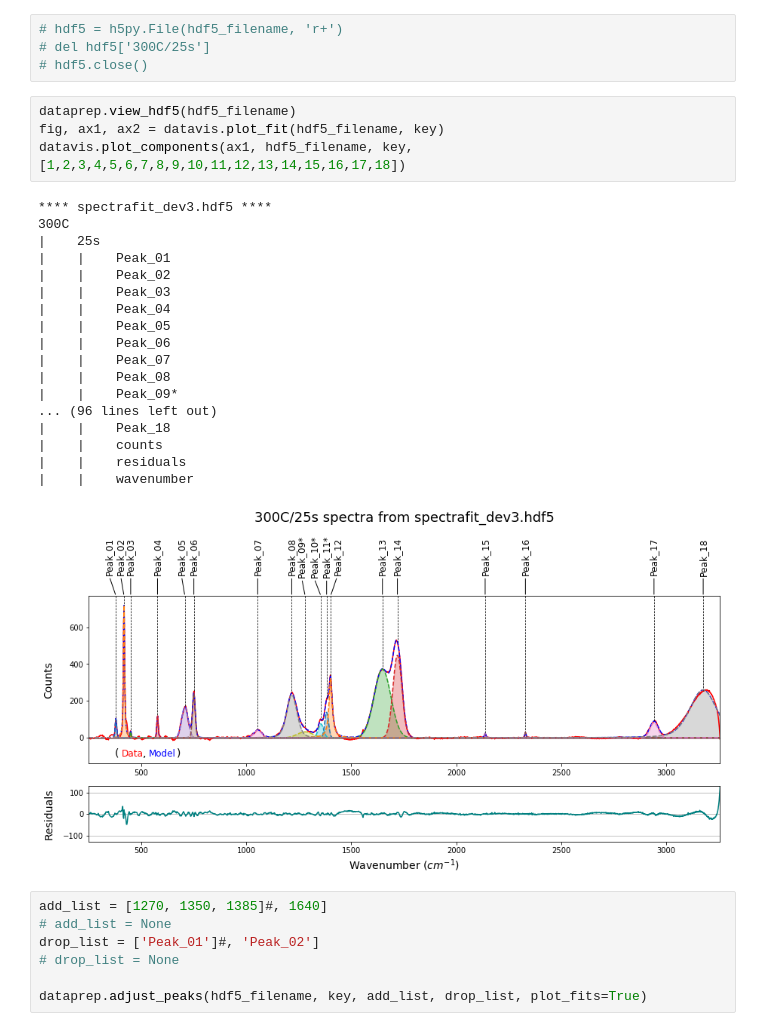
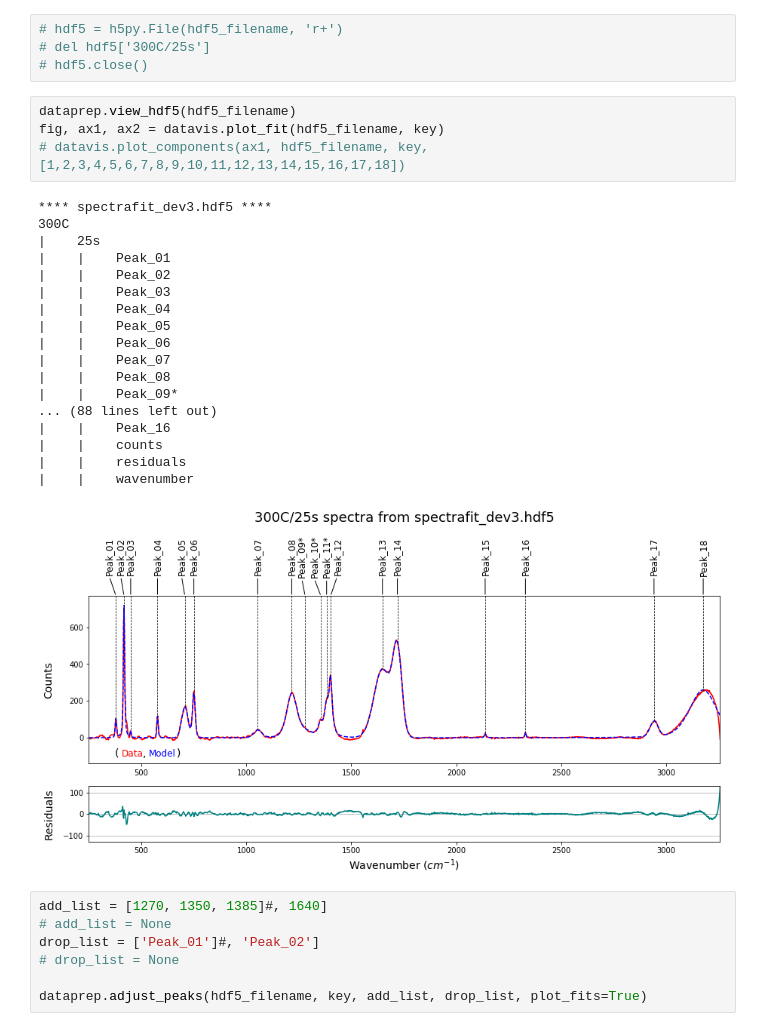
Before and after one commit to raman-noodles/raman-spectra-decomp-analysis, a Jupyter notebook: development/spectrafit_dev3.ipynb, the cells around one changed output. Saved outputs shown, nothing was run; the diff lists cells and outputs as text.

```diff
--- a/development/spectrafit_dev3.ipynb
+++ b/development/spectrafit_dev3.ipynb
@@ -28,26 +32,26 @@ Data from ../ramandecompy/tests/test_files/FA_3.6wt%_300C_25s.csv fit with compo
 # %%
 dataprep.view_hdf5(hdf5_filename)
 fig, ax1, ax2 = datavis.plot_fit(hdf5_filename, key)
-datavis.plot_components(ax1, hdf5_filename, key, [1,2,3,4,5,6,7,8,9,10,11,12,13,14,15,16,17,18])
+# datavis.plot_components(ax1, hdf5_filename, key, [1,2,3,4,5,6,7,8,9,10,11,12,13,14,15,16,17,18])
 # %% [output]
 **** spectrafit_dev3.hdf5 ****
 300C
 |    25s
 |    |    Peak_01
 |    |    Peak_02
 |    |    Peak_03
 |    |    Peak_04
 |    |    Peak_05
 |    |    Peak_06
 |    |    Peak_07
 |    |    Peak_08
 |    |    Peak_09*
-... (96 lines left out)
-|    |    Peak_18
+... (88 lines left out)
+|    |    Peak_16
 |    |    counts
 |    |    residuals
 |    |    wavenumber
-[figure, old version]
+[figure, new version]
 # %%
 add_list = [1270, 1350, 1385]#, 1640]
 # add_list = None
```
Also changed, not shown: parts of 4 cells of this notebook, 1 other file.
